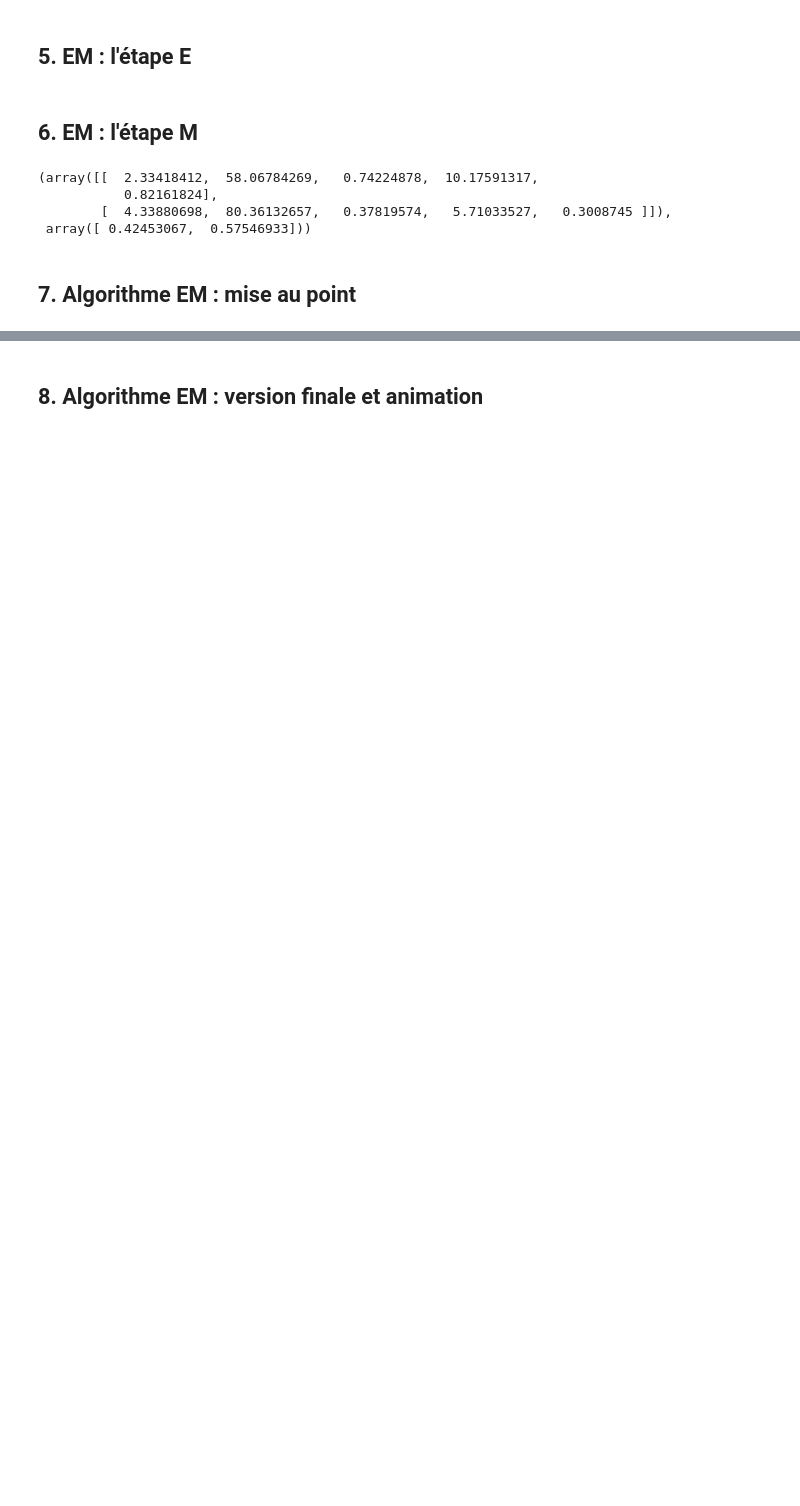
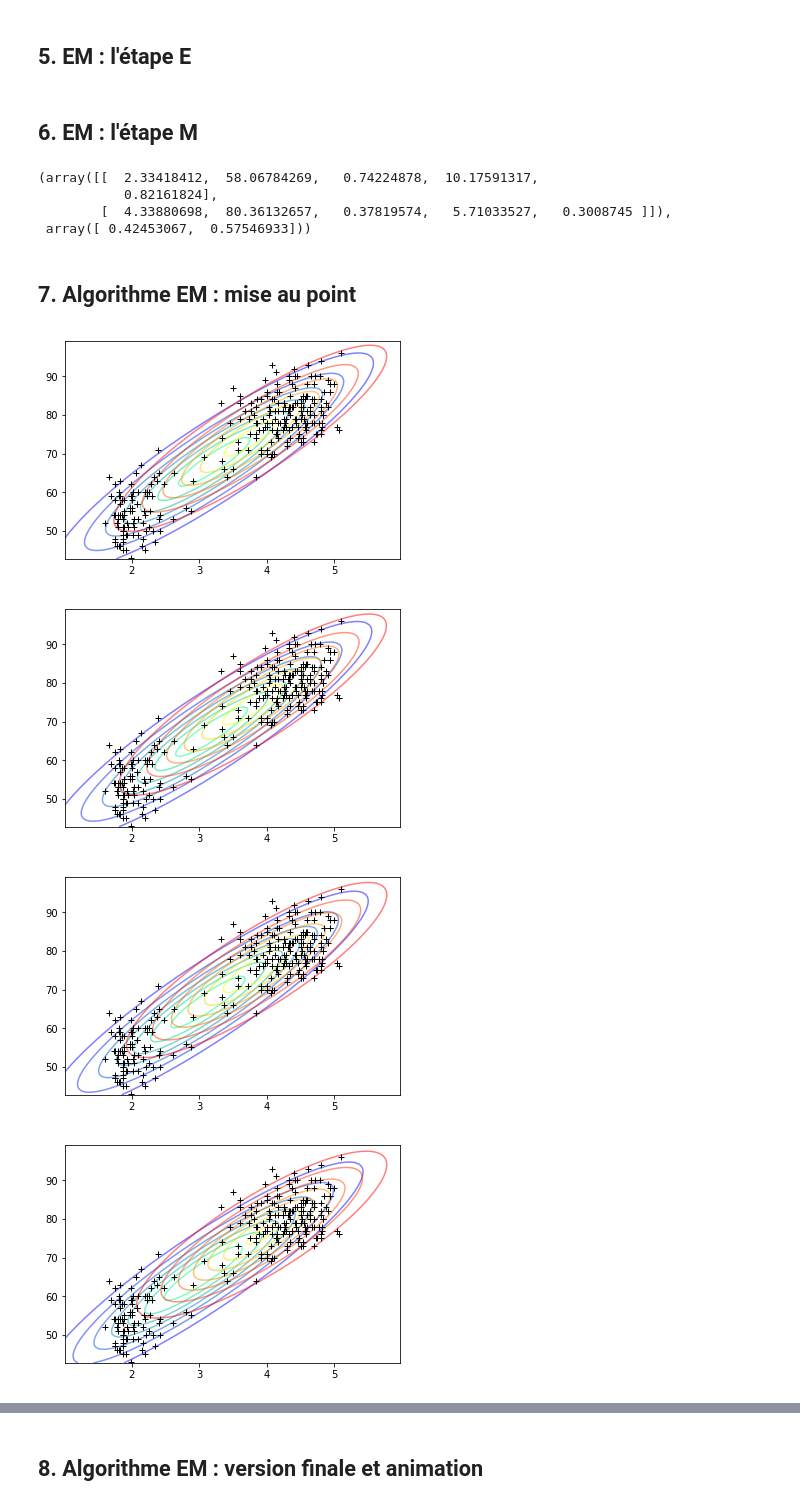
Before and after one commit to VieVie31/MAPSI, a Jupyter notebook: TME/TME4.ipynb, the cells around one changed output, grey strips where cells are left out. Saved outputs shown, nothing was run; the diff lists cells and outputs as text; code cells hidden in the pictures; blank space fills up the shorter version.

```diff
--- a/TME/TME4.ipynb
+++ b/TME/TME4.ipynb
@@ -275,8 +275,23 @@ assert sum(map(lambda t: np.allclose(*t), zip(
 # %%
 mean1 = data[:,0].mean ()
 mean2 = data[:,1].mean ()
 std1  = data[:,0].std ()
 std2  = data[:,1].std ()
 params = np.array ( [(mean1 - 0.2, mean2 - 1, std1, std2, 0),
                      (mean1 + 0.2, mean2 + 1, std1, std2, 0)] )
 weights = np.array ( [ 0.5, 0.5 ] )
+
+res_EM = []
+for i in range(10):
+    Q = Q_i ( data, params, weights )
+    params, weights = M_step ( data, Q, params, weights )
+    res_EM.append((params, weights))
+    fig = plt.figure ()
+    ax = fig.add_subplot(111)
+    dessine_normales ( data, params, weights, bounds, ax )
+    plt.show ()
+# %% [output]
+[figure, added]
+[figure, added]
+[figure, added]
+[figure, added]
```
Also changed, not shown: parts of 7 cells of this notebook.
